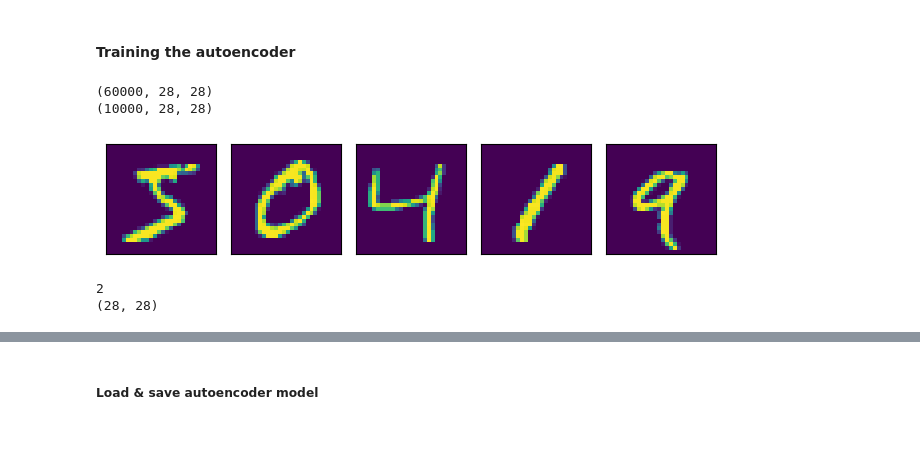
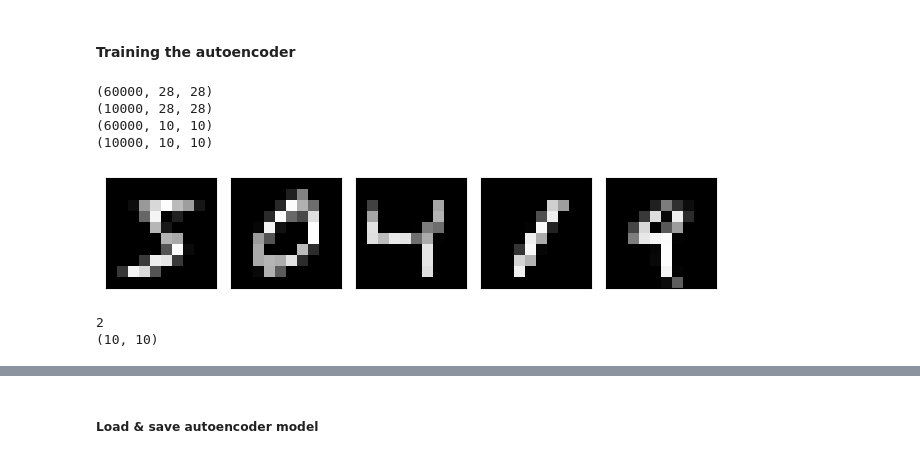
Before and after one commit to Ava99999/signal-thesis, a Jupyter notebook: Autoencoder generative model v2.ipynb, the cells around one changed output, grey strips where cells are left out. Saved outputs shown, nothing was run; the diff lists cells and outputs as text; code cells hidden in the pictures.

```diff
--- a/Autoencoder generative model v2.ipynb
+++ b/Autoencoder generative model v2.ipynb
@@ -38,27 +38,43 @@ x_test = x_test.astype('float32') / 255.
 
 print(x_train.shape)
 print(x_test.shape)
+
+x_train_temp = x_train[..., tf.newaxis]
+x_train_temp = tf.image.resize(x_train_temp, [10,10])
+x_train_small = x_train_temp[:,:,:,0]
+
+x_test_temp = x_test[..., tf.newaxis]
+x_test_temp = tf.image.resize(x_test_temp, [10,10])
+x_test_small = x_test_temp[:,:,:,0]
+
+#x_train_small = tf.image.resize(x_train, [10, 10])
+#x_test_small = tf.image.resize(x_test, [10, 10])
+
+print(x_train_small.shape)
+print(x_test_small.shape)
 # %% [output]
 (60000, 28, 28)
 (10000, 28, 28)
+(60000, 10, 10)
+(10000, 10, 10)
 # %%
 # representation training dataset
 ns = 5
 fig, ax = plt.subplots(1,ns)
 
 for i in range(ns):
-    x = x_train[i]
-    ax[i].imshow(np.real(x).reshape((28,28)),clim=[0,1])
+    x = x_train_small[i]
+    ax[i].imshow(np.real(x).reshape((10,10)),clim=[0,1])
     ax[i].set_xticks([])
     ax[i].set_yticks([])
 fig.tight_layout()
 # %% [output]
-[figure, old version]
+[figure, new version]
 # %%
 @register_keras_serializable()
 class Autoencoder(Model):
-  def __init__(self, latent_dim, shape):
-    super(Autoencoder, self).__init__()
+  def __init__(self, latent_dim, shape, **kwargs):
+    super().__init__(**kwargs)
     self.latent_dim = latent_dim
     self.shape = shape
     self.encoder = tf.keras.Sequential([
@@ -70,19 +86,42 @@ class Autoencoder(Model):
       layers.Reshape(shape)
     ])
 
+
   def call(self, x):
     encoded = self.encoder(x)
     decoded = self.decoder(encoded)
     return decoded
 
 
-shape = x_test.shape[1:]
-latent_dim = 64
+  def get_config(self):
+    config = super().get_config()
+    config.update(
+      {
+        "latent_dim": self.latent_dim,
+        "shape": self.shape,
+       # "encoder": self.encoder,
+       # "decoder": self.decoder,
+      }
+    )
+    return config
+
+  # can be removed I think
+  # @classmethod
+  # def from_config(cls, config):
+  #     config["latent_dim"] = deserialize_keras_object(config["latent_dim"])
+  #     config["shape"] = deserialize_keras_object(config["shape"])
+  #     #config["encoder"] = deserialize_keras_object(config["encoder"])
+  #     #config["decoder"] = deserialize_keras_object(config["decoder"])
+  #     return cls(**config)
+
+
+shape = x_test_small.shape[1:]
+latent_dim = 10
 autoencoder = Autoencoder(latent_dim, shape)
 print(len(autoencoder.layers))
 print(shape)
 # %% [output]
 2
-(28, 28)
+(10, 10)
 # %%
 autoencoder.compile(optimizer='adam', loss=losses.MeanSquaredError()) # configuration of the model for training, adam is a stochastic gradient method that estimates moments
```
Also changed, not shown: parts of 18 cells of this notebook, 7 other files.
